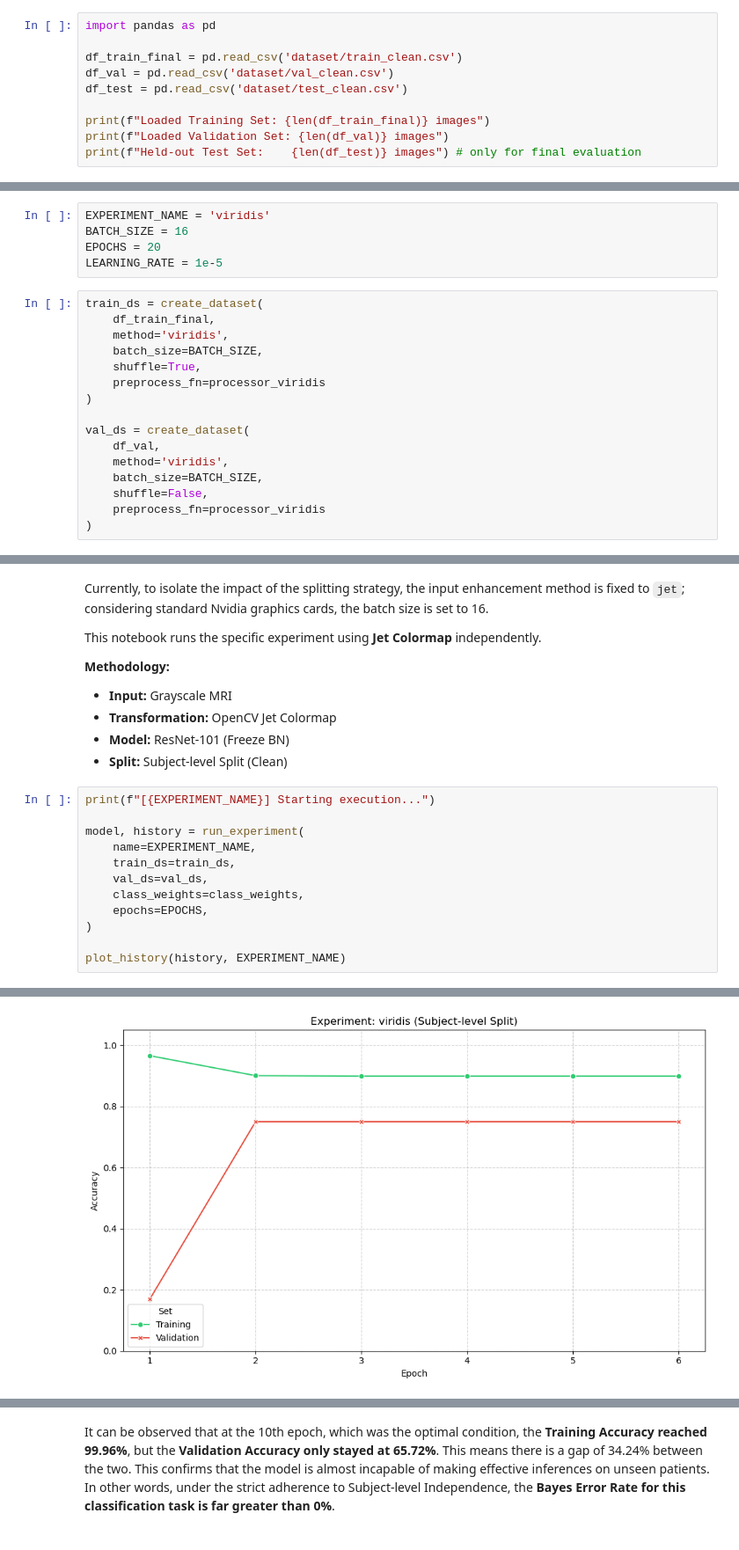
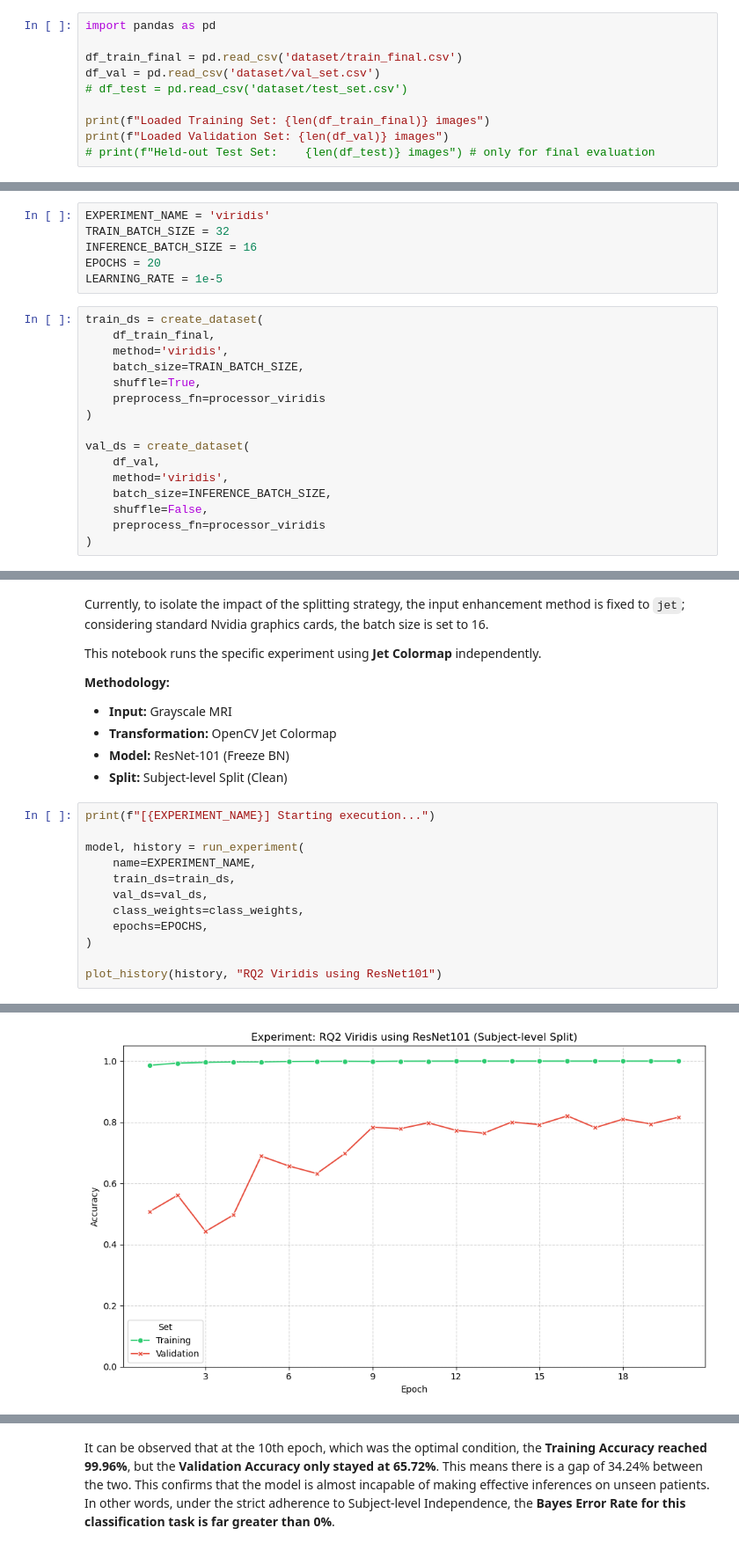
Before and after one commit to csning1998/biomedical-ml-oasis-data, a Jupyter notebook: 03_RQ2_Viridis.ipynb, the cells around one changed output, grey strips where cells are left out. Shown at 88% size. Drawn from its saved outputs; the diff is of its cells as text.

Commit message:
fix(rq2-viridis): Reexecute the training process

```diff
--- a/03_RQ2_Viridis.ipynb
+++ b/03_RQ2_Viridis.ipynb
@@ -60,11 +66,11 @@ The first step here is to ensure an independent validation set for the training
 # %%
 import pandas as pd
 
-df_train_final = pd.read_csv('dataset/train_clean.csv')
-df_val = pd.read_csv('dataset/val_clean.csv')
-df_test = pd.read_csv('dataset/test_clean.csv')
+df_train_final = pd.read_csv('dataset/train_final.csv')
+df_val = pd.read_csv('dataset/val_set.csv')
+# df_test = pd.read_csv('dataset/test_set.csv')
 
 print(f"Loaded Training Set: {len(df_train_final)} images")
 print(f"Loaded Validation Set: {len(df_val)} images")
-print(f"Held-out Test Set:    {len(df_test)} images") # only for final evaluation
+# print(f"Held-out Test Set:    {len(df_test)} images") # only for final evaluation
 # %% [output]
@@ -96,14 +101,15 @@ from execute_and_ploy import run_experiment, plot_history
 from rq2_processors import processor_viridis
 # %%
 EXPERIMENT_NAME = 'viridis'
-BATCH_SIZE = 16
+TRAIN_BATCH_SIZE = 32
+INFERENCE_BATCH_SIZE = 16
 EPOCHS = 20
 LEARNING_RATE = 1e-5
 # %%
 train_ds = create_dataset(
     df_train_final,
     method='viridis',
-    batch_size=BATCH_SIZE,
+    batch_size=TRAIN_BATCH_SIZE,
     shuffle=True,
     preprocess_fn=processor_viridis
 )
@@ -111,7 +117,7 @@ train_ds = create_dataset(
 val_ds = create_dataset(
     df_val,
     method='viridis',
-    batch_size=BATCH_SIZE,
+    batch_size=INFERENCE_BATCH_SIZE,
     shuffle=False,
     preprocess_fn=processor_viridis
 )
@@ -138,6 +144,6 @@ model, history = run_experiment(
     epochs=EPOCHS,
 )
 
-plot_history(history, EXPERIMENT_NAME)
+plot_history(history, "RQ2 Viridis using ResNet101")
 # %% [output]
 [viridis] Starting execution...
@@ -147 +179 @@ plot_history(history, EXPERIMENT_NAME)
-[figure, old version]
+[figure, new version]
```
Also changed, not shown: parts of 12 cells of this notebook, 1 other file.
